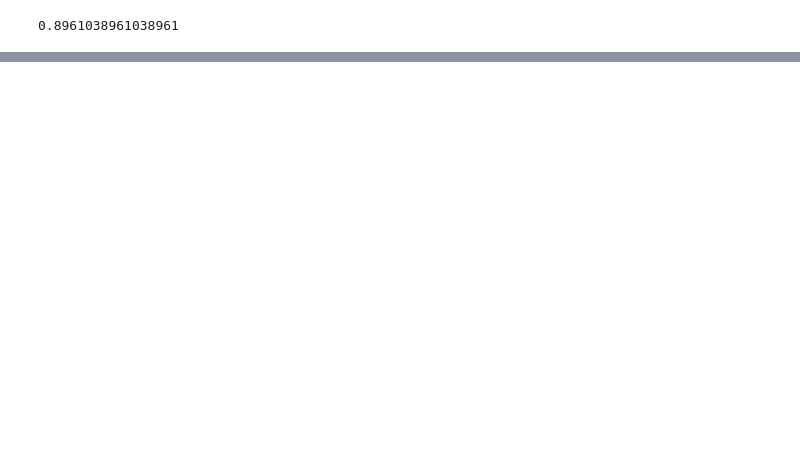
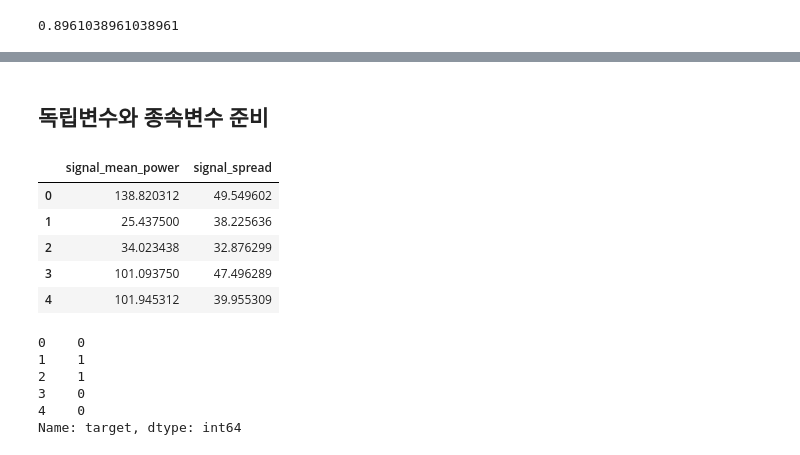
Before and after one commit to shoh03/kdt-ml, a Jupyter notebook: 5. KNN(펄서와 우주잡음).ipynb, the cells around one changed output, grey strips where cells are left out. Drawn from its saved outputs; the diff is of its cells as text; code cells hidden in the pictures; blank space fills up the shorter version.

```diff
--- a/5. KNN(펄서와 우주잡음).ipynb
+++ b/5. KNN(펄서와 우주잡음).ipynb
@@ -334,0 +410,22 @@ plt.show()
+# %% [markdown]
+## 독립변수와 종속변수 준비
+# %%
+X = star_df.drop("target",axis=1)
+X.head()
+# %% [output]
+|  | signal_mean_power | signal_spread |
+| 0 | 138.820312 | 49.549602 |
+| 1 | 25.437500 | 38.225636 |
+| 2 | 34.023438 | 32.876299 |
+| 3 | 101.093750 | 47.496289 |
+| 4 | 101.945312 | 39.955309 |
+# %%
+y = star_df["target"]
+y.head()
+# %% [output]
+0    0
+1    1
+2    1
+3    0
+4    0
+Name: target, dtype: int64
```
Also changed, not shown: parts of 39 cells of this notebook, 2 other files.
